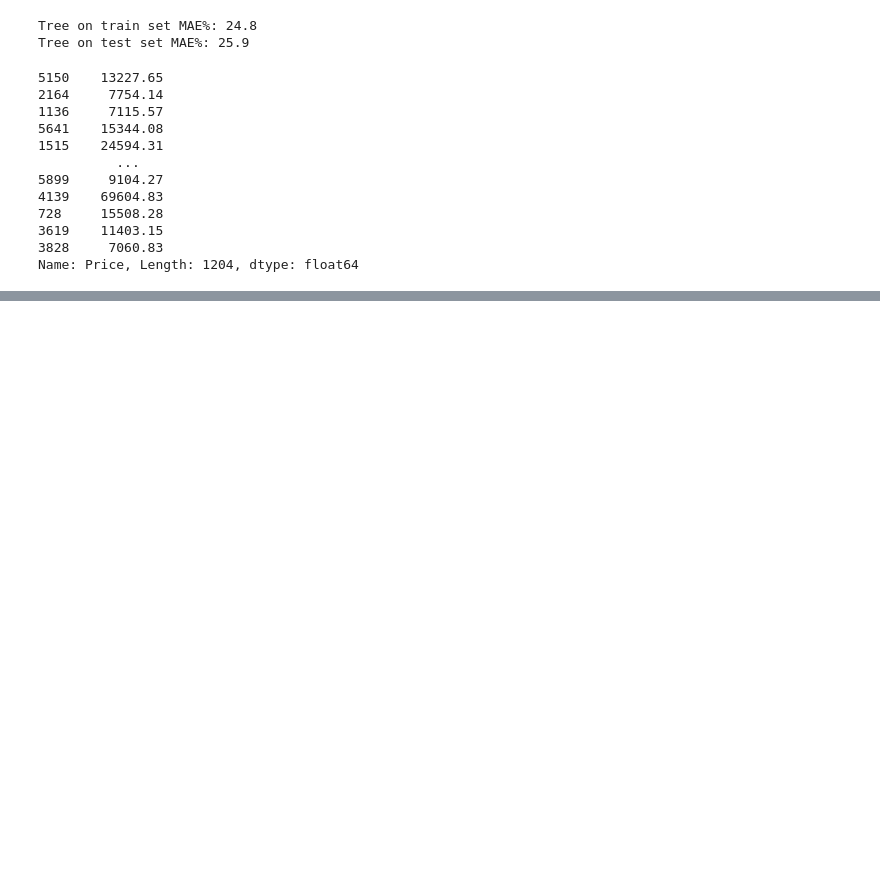
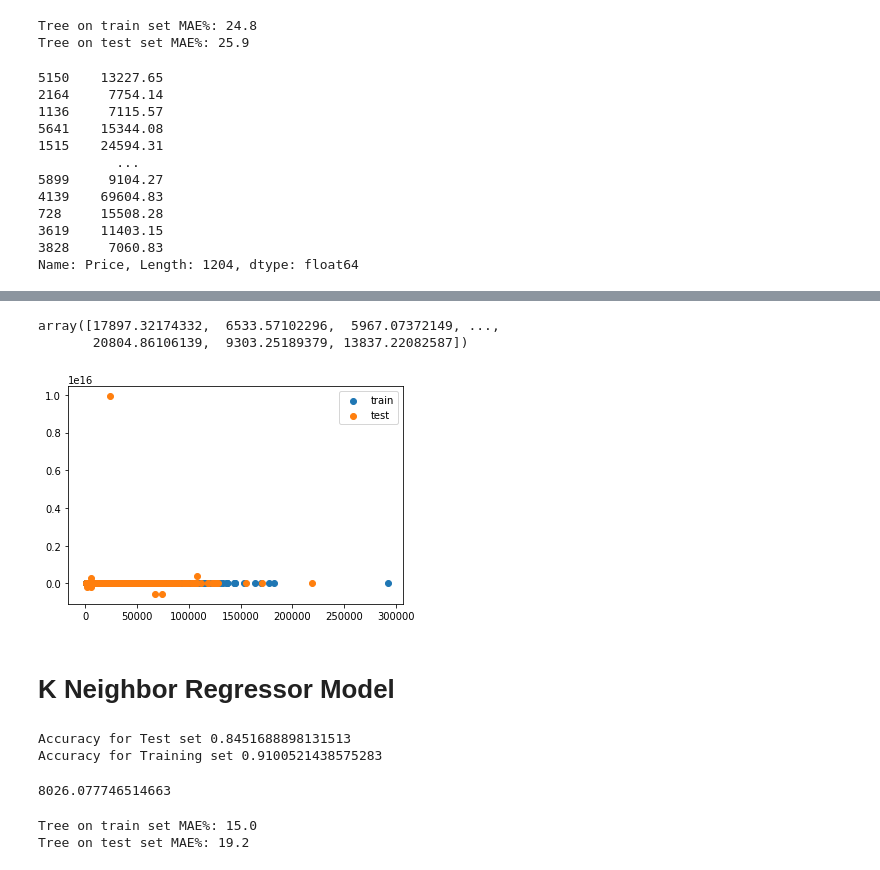
Before and after one commit to DAB-400-Capstone/Final-project, a Jupyter notebook: Project .ipynb, the cells around one changed output, grey strips where cells are left out. Drawn from its saved outputs; the diff is of its cells as text; code cells hidden in the pictures; blank space fills up the shorter version.

```diff
--- a/Project .ipynb
+++ b/Project .ipynb
@@ -1014,0 +1181,7 @@ plt.show()
+# %%
+X_train1,X_test1,y_train1,y_test1 = train_test_split(X,Y,test_size=0.25, random_state = 0)
+# %%
+minma = MinMaxScaler()
+minma.fit(X_train1)
+X_train1 = minma.transform(X_train1)
+X_test1 = minma.transform(X_test1)
@@ -1014,0 +1190,5 @@ plt.show()
+# %%
+reg = LinearRegression()
+reg = reg.fit(X_train1,y_train1)
+train_prediction1 = reg.predict(X_train1)
+test_prediction1 = reg.predict(X_test1)
@@ -1014,0 +1229,39 @@ plt.show()
+# %%
+test_prediction1
+# %% [output]
+array([17897.32174332,  6533.57102296,  5967.07372149, ...,
+       20804.86106139,  9303.25189379, 13837.22082587])
+# %%
+# Create a scatter plot with train and test
+
+plt.scatter(y_train1, train_prediction1, label='train')
+plt.scatter(y_test1, test_prediction1, label='test')
+plt.legend()
+plt.show()
+# %% [output]
+[figure, added]
+# %% [markdown]
+# K Neighbor Regressor Model
+# %%
+k_reg=KNeighborsRegressor()
+k_reg = k_reg.fit(X_train1,y_train1)
+train_prediction1 = k_reg.predict(X_train1)
+test_prediction1=k_reg.predict(X_test1)
+print("Accuracy for Test set",k_reg.score(X_test1,y_test1))
+print("Accuracy for Training set",k_reg.score(X_train1,y_train1))
+# %% [output]
+Accuracy for Test set 0.8451688898131513
+Accuracy for Training set 0.9100521438575283
+# %%
+math.sqrt(mean_squared_error(y_test1,test_prediction1))
+# %% [output]
+8026.077746514663
+# %%
+MAE_train=np.mean(abs(y_train1-train_prediction1))/np.mean(y_train1)
+print("Tree on train set MAE%:", round(MAE_train*100,1))
+
+MAE_test=np.mean(abs(y_test1-test_prediction1))/np.mean(y_test1)
+print("Tree on test set MAE%:", round(MAE_test*100,1))
+# %% [output]
+Tree on train set MAE%: 15.0
+Tree on test set MAE%: 19.2
```
Also changed, not shown: parts of 110 cells of this notebook.
